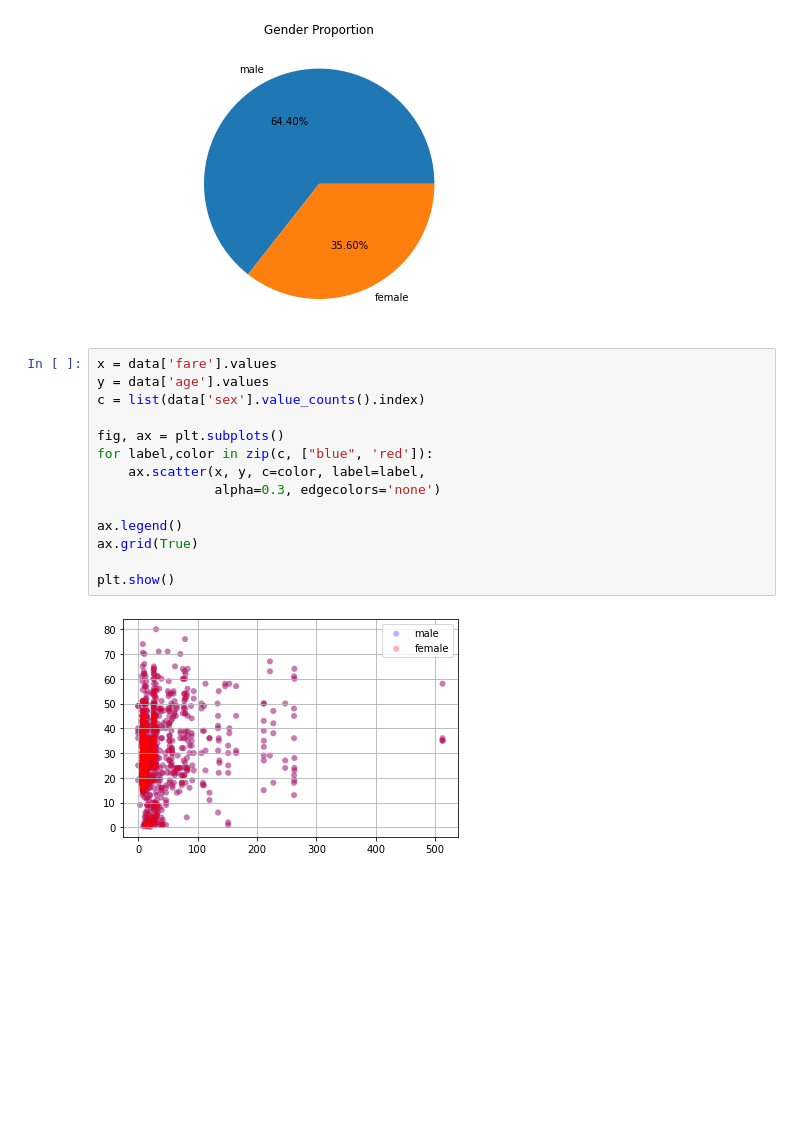
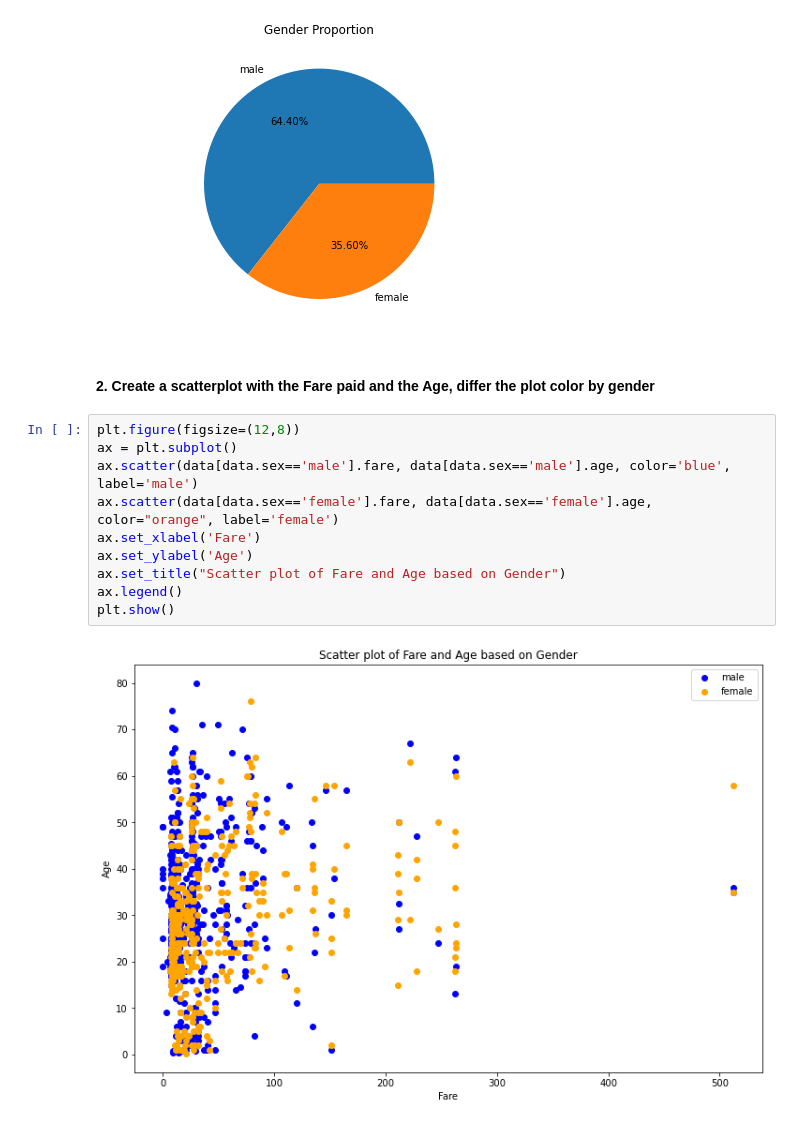
Before and after one commit to rKrishna97/iNeuron-Assignment, a Jupyter notebook: Data Visualization Assignment/matplotlib_assignment.ipynb, the cells around one changed output. Saved outputs shown, nothing was run; the diff lists cells and outputs as text; blank space fills up the shorter version.

```diff
--- a/Data Visualization Assignment/matplotlib_assignment.ipynb
+++ b/Data Visualization Assignment/matplotlib_assignment.ipynb
@@ -72,19 +75,17 @@ plt.title("Gender Proportion")
 plt.show()
 # %% [output]
 [figure]
-# %%
-x = data['fare'].values
-y = data['age'].values
-c = list(data['sex'].value_counts().index)
-
-fig, ax = plt.subplots()
-for label,color in zip(c, ["blue", 'red']):
-    ax.scatter(x, y, c=color, label=label,
-               alpha=0.3, edgecolors='none')
-
-ax.legend()
-ax.grid(True)
-
-plt.show()
-# %% [output]
-[figure, removed]
+# %% [markdown]
+#### 2. Create a scatterplot with the Fare paid and the Age, differ the plot color by gender
+# %%
+plt.figure(figsize=(12,8))
+ax = plt.subplot()
+ax.scatter(data[data.sex=='male'].fare, data[data.sex=='male'].age, color='blue', label='male')
+ax.scatter(data[data.sex=='female'].fare, data[data.sex=='female'].age, color="orange", label='female')
+ax.set_xlabel('Fare')
+ax.set_ylabel('Age')
+ax.set_title("Scatter plot of Fare and Age based on Gender")
+ax.legend()
+plt.show()
+# %% [output]
+[figure, added]
```
Also changed, not shown: parts of 5 cells of this notebook.
